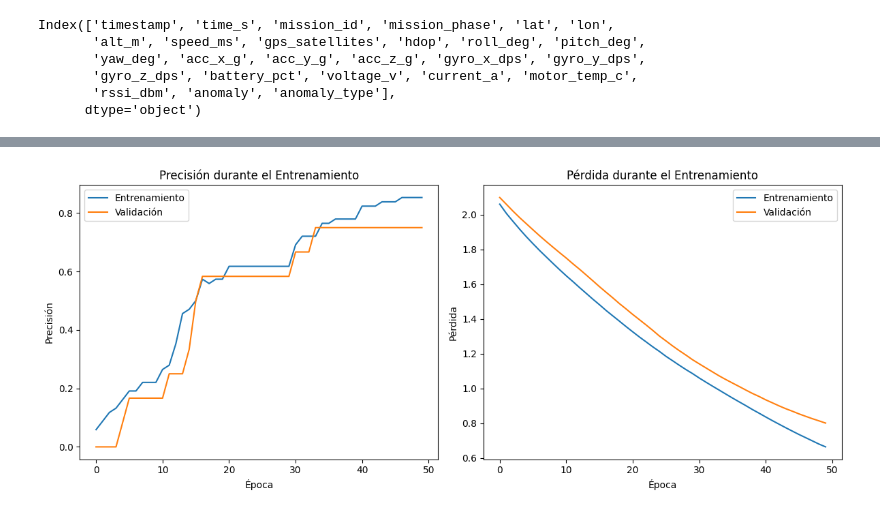
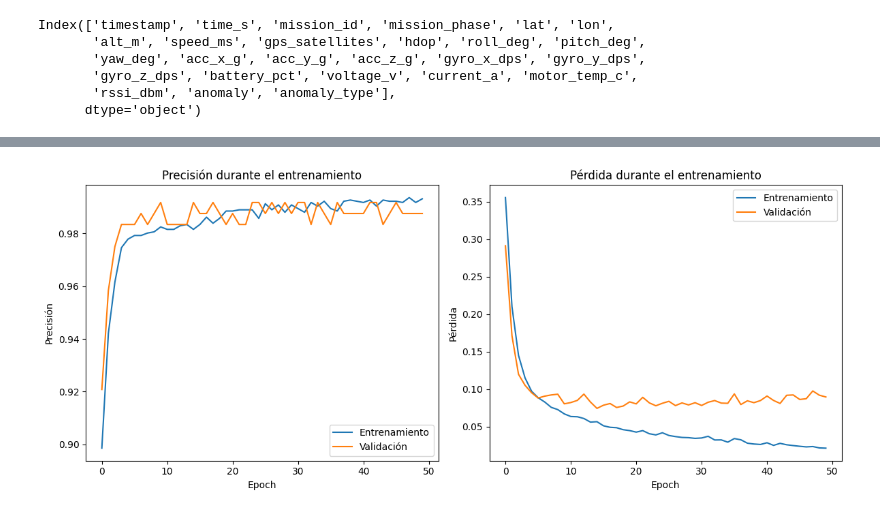
Before and after one commit to ednavivianasegura/Material_cursos_Evsa_Miuller, a Jupyter notebook: Modulo3_RedesNeuronales/RedesNeuronales_2026.ipynb, the cells around one changed output, grey strips where cells are left out. Cells and saved outputs as stored; diff of their text form; code cells hidden in the pictures.

```diff
--- a/Modulo3_RedesNeuronales/RedesNeuronales_2026.ipynb
+++ b/Modulo3_RedesNeuronales/RedesNeuronales_2026.ipynb
@@ -2182,0 +2108,21 @@ history = model.fit(
+# %%
+# 4. Construcción del modelo con PyTorch
+class WineNet(nn.Module):
+    def __init__(self, input_dim):
+        super(WineNet, self).__init__()
+        self.fc1     = nn.Linear(input_dim, layer_1)
+        self.relu1   = nn.ReLU()
+        self.fc2     = nn.Linear(layer_1, layer_2)
+        self.relu2   = nn.ReLU()
+        self.fc3     = nn.Linear(layer_2, layer_out)
+
+    def forward(self, x):
+        x = self.relu1(self.fc1(x))
+        x = self.relu2(self.fc2(x))
+        x = self.fc3(x)
+        return x
+
+model     = WineNet(input_dim=X_train_t.shape[1])
+criterion = nn.CrossEntropyLoss()          # equivalente a categorical_crossentropy + softmax
+optimizer = optim.Adam(model.parameters()) # equivalente a optimizer='adam'
+print(model)
@@ -2265,29 +2265,23 @@ weighted avg       0.71      0.81      0.75        21
 # %%
-# 7. Visualizar rendimiento
+# 8. Visualización del entrenamiento
 plt.figure(figsize=(12, 5))
-
-# Precisión
 plt.subplot(1, 2, 1)
-plt.plot(history.history['accuracy'], label='Entrenamiento')
-plt.plot(history.history['val_accuracy'], label='Validación')
-plt.title('Precisión durante el Entrenamiento')
+plt.plot(history['accuracy'],     label='Entrenamiento')
+plt.plot(history['val_accuracy'], label='Validación')
+plt.title('Precisión durante el entrenamiento')
+plt.xlabel('Epoch')
 plt.ylabel('Precisión')
-plt.xlabel('Época')
 plt.legend()
 
-# Pérdida
 plt.subplot(1, 2, 2)
-plt.plot(history.history['loss'], label='Entrenamiento')
-plt.plot(history.history['val_loss'], label='Validación')
-plt.title('Pérdida durante el Entrenamiento')
+plt.plot(history['loss'],     label='Entrenamiento')
+plt.plot(history['val_loss'], label='Validación')
+plt.title('Pérdida durante el entrenamiento')
+plt.xlabel('Epoch')
 plt.ylabel('Pérdida')
-plt.xlabel('Época')
 plt.legend()
 
 plt.tight_layout()
 plt.show()
-
-# 8. Guardar el modelo (opcional)
-# model.save('zoo_classifier_model.h5')
 # %% [output]
-[figure, old version]
+[figure, new version]
```
Also changed, not shown: parts of 24 cells of this notebook.
